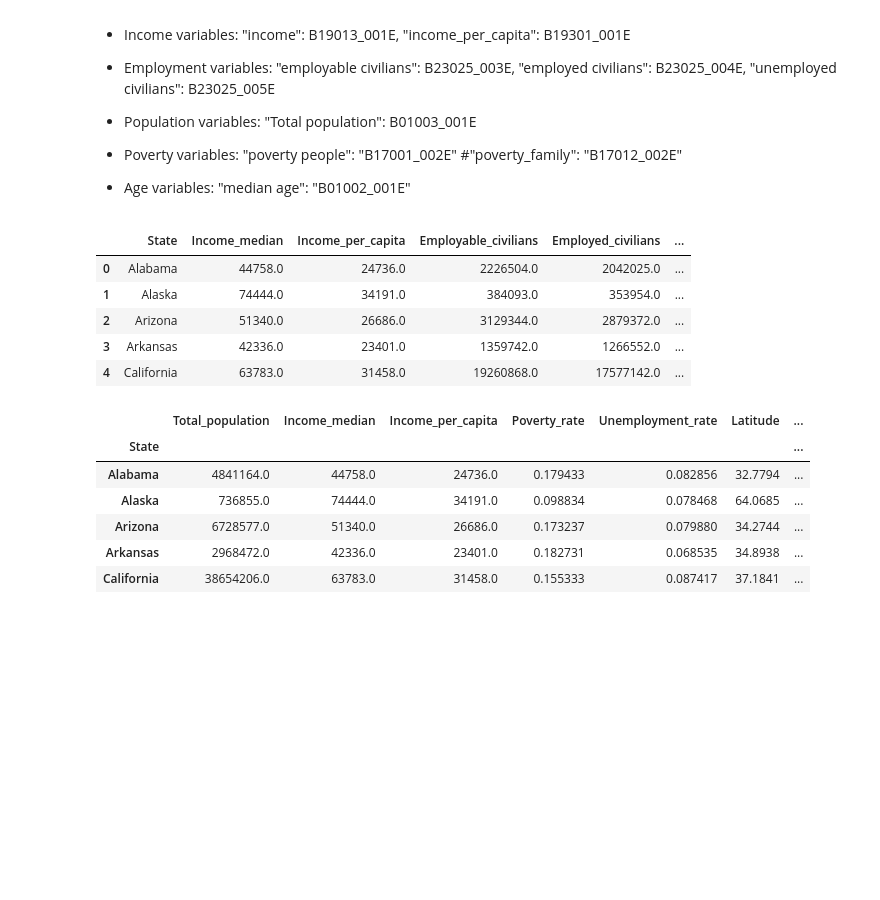
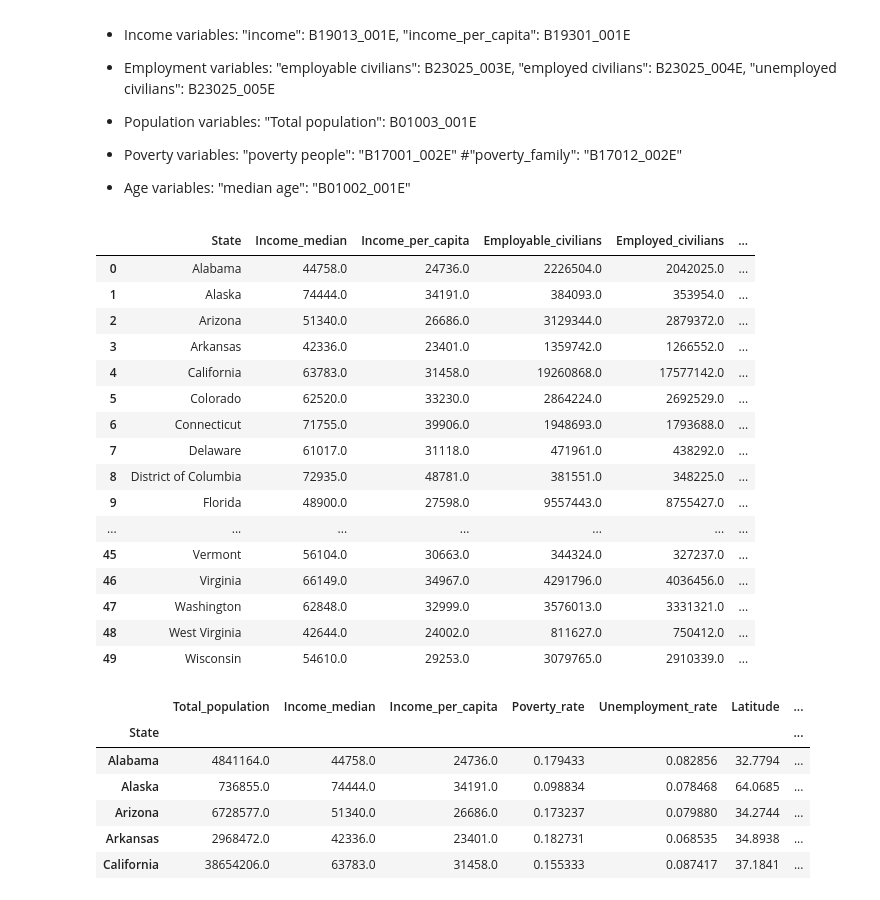
Before and after one commit to CodingMage/project_1_TeamTuring, a Jupyter notebook: Census data.ipynb, the cells around one changed output. Cells and saved outputs as stored; diff of their text form; code cells hidden in the pictures; blank space fills up the shorter version.

```diff
--- a/Census data.ipynb
+++ b/Census data.ipynb
@@ -31,30 +31,41 @@ from us import states
 # %%
 # Census API calls
 c = Census(api_key, year=2016)
 raw_data = c.acs5.get(('NAME', 'B19013_001E', 'B19301_001E', 'B23025_003E',
                        'B23025_004E', 'B23025_005E', 'B01003_001E', "B01002_001E", "B17001_002E"), {'for':'state:*'})
 census_df_raw = pd.DataFrame(raw_data)
 census_df_raw = census_df_raw.rename(columns = {'state': 'State#',
                           'NAME': 'State',
                           'B01003_001E':'Total_population',
                           'B23025_003E':'Employable_civilians',
                           'B23025_004E':'Employed_civilians',
                           'B23025_005E':'Unemployed_civilians',
                           'B19013_001E':'Income_median',
                           'B19301_001E':'Income_per_capita',
                           "B01002_001E":'median age',
                           "B17001_002E":'Poverty_count'
 })
 census_df_raw = census_df_raw.sort_values('State#').reset_index(drop=True)
 # census_df_raw = census_df_raw[['State', 'Total_population','Income_per_capita', 'Employable_civilians', 'Unemployed_civilians','Poverty_count'  ]]
-census_df_raw.head()
+census_df_raw.head(50)
 # %% [output]
 |  | State | Income_median | Income_per_capita | Employable_civilians | Employed_civilians | ... |
 | 0 | Alabama | 44758.0 | 24736.0 | 2226504.0 | 2042025.0 | ... |
 | 1 | Alaska | 74444.0 | 34191.0 | 384093.0 | 353954.0 | ... |
 | 2 | Arizona | 51340.0 | 26686.0 | 3129344.0 | 2879372.0 | ... |
 | 3 | Arkansas | 42336.0 | 23401.0 | 1359742.0 | 1266552.0 | ... |
 | 4 | California | 63783.0 | 31458.0 | 19260868.0 | 17577142.0 | ... |
+| 5 | Colorado | 62520.0 | 33230.0 | 2864224.0 | 2692529.0 | ... |
+| 6 | Connecticut | 71755.0 | 39906.0 | 1948693.0 | 1793688.0 | ... |
+| 7 | Delaware | 61017.0 | 31118.0 | 471961.0 | 438292.0 | ... |
+| 8 | District of Columbia | 72935.0 | 48781.0 | 381551.0 | 348225.0 | ... |
+| 9 | Florida | 48900.0 | 27598.0 | 9557443.0 | 8755427.0 | ... |
+| ... | ... | ... | ... | ... | ... | ... |
+| 45 | Vermont | 56104.0 | 30663.0 | 344324.0 | 327237.0 | ... |
+| 46 | Virginia | 66149.0 | 34967.0 | 4291796.0 | 4036456.0 | ... |
+| 47 | Washington | 62848.0 | 32999.0 | 3576013.0 | 3331321.0 | ... |
+| 48 | West Virginia | 42644.0 | 24002.0 | 811627.0 | 750412.0 | ... |
+| 49 | Wisconsin | 54610.0 | 29253.0 | 3079765.0 | 2910339.0 | ... |
 # %%
 # Making a summary table
 census_df = census_df_raw.loc[:,['State', 'Total_population', 'Income_median', 'Income_per_capita']]
```
Also changed, not shown: parts of 4 cells of this notebook.
